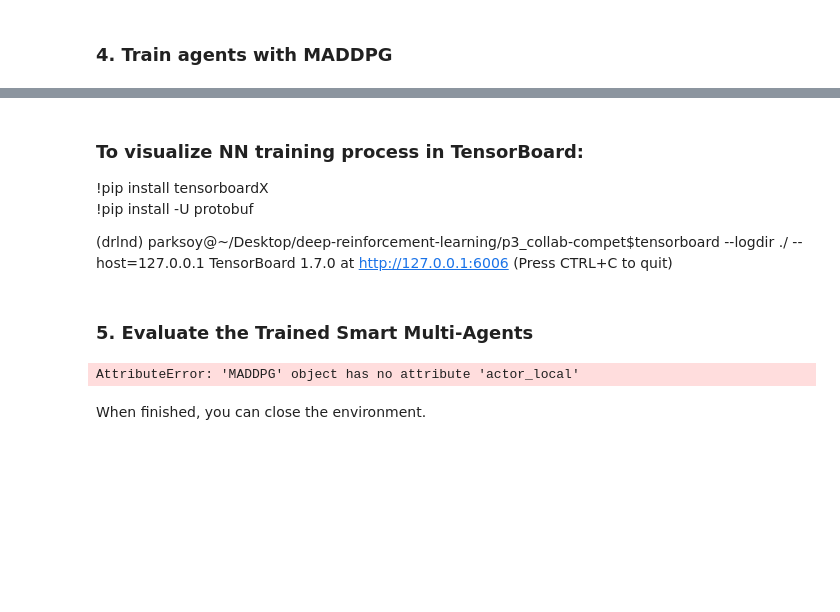
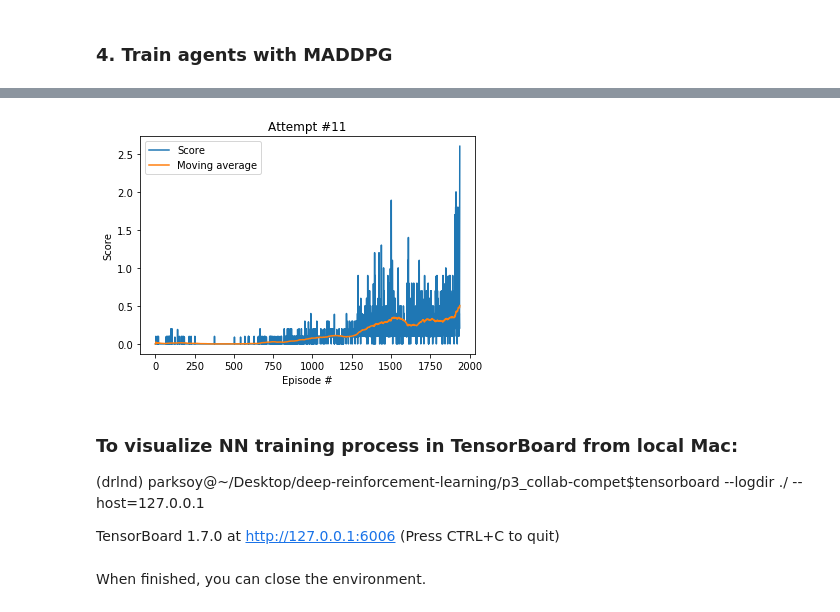
Before and after one commit to parksoy/Soyoung_Udacity_ND_DeepReinforcementLearning, a Jupyter notebook: p3_collab-compet/Tennis.ipynb, the cells around one changed output, grey strips where cells are left out. Saved outputs shown, nothing was run; the diff lists cells and outputs as text; code cells hidden in the pictures; blank space fills up the shorter version.

```diff
--- a/p3_collab-compet/Tennis.ipynb
+++ b/p3_collab-compet/Tennis.ipynb
@@ -129,22 +129,22 @@ Once this cell is executed, you will watch the agents' performance, if they sele
 
 Of course, as part of the project, you'll have to change the code so that the agents are able to use their experiences to gradually choose better actions when interacting with the environment!
 # %%
-# for i in range(1, 6):                                      # play game for 5 episodes
-#     env_info = env.reset(train_mode=False)[brain_name]     # reset the environment
-#     states = env_info.vector_observations                  # get the current state (for each agent)
-#     scores = np.zeros(num_agents)                          # initialize the score (for each agent)
-#     while True:
-#         actions = np.random.randn(num_agents, action_size) # select an action (for each agent)
-#         actions = np.clip(actions, -1, 1)                  # all actions between -1 and 1
-#         env_info = env.step(actions)[brain_name]           # send all actions to tne environment
-#         next_states = env_info.vector_observations         # get next state (for each agent)
-#         rewards = env_info.rewards                         # get reward (for each agent)
-#         dones = env_info.local_done                        # see if episode finished
-#         scores += env_info.rewards                         # update the score (for each agent)
-#         states = next_states                               # roll over states to next time step
-#         if np.any(dones):                                  # exit loop if episode finished
-#             break
-#     print('Score (max over agents) from episode {}: {}'.format(i, np.max(scores)))
+for i in range(1, 6):                                      # play game for 5 episodes
+    env_info = env.reset(train_mode=False)[brain_name]     # reset the environment
+    states = env_info.vector_observations                  # get the current state (for each agent)
+    scores = np.zeros(num_agents)                          # initialize the score (for each agent)
+    while True:
+        actions = np.random.randn(num_agents, action_size) # select an action (for each agent)
+        actions = np.clip(actions, -1, 1)                  # all actions between -1 and 1
+        env_info = env.step(actions)[brain_name]           # send all actions to tne environment
+        next_states = env_info.vector_observations         # get next state (for each agent)
+        rewards = env_info.rewards                         # get reward (for each agent)
+        dones = env_info.local_done                        # see if episode finished
+        scores += env_info.rewards                         # update the score (for each agent)
+        states = next_states                               # roll over states to next time step
+        if np.any(dones):                                  # exit loop if episode finished
+            break
+    print('Score (max over agents) from episode {}: {}'.format(i, np.max(scores)))
 # %% [output]
 Score (max over agents) from episode 1: 0.0
 Score (max over agents) from episode 2: 0.0
@@ -325,40 +321,23 @@ KeyboardInterrupt:
+# %%
+#Plot Score
+fig = plt.figure()
+ax = fig.add_subplot(111)
+plt.plot(np.arange(1, len(scoreTracker.scores)+1), scoreTracker.scores )
+plt.plot(np.arange(1, len(scoreTracker.avg_scores)+1), scoreTracker.avg_scores)
+plt.ylabel('Score')
+plt.xlabel('Episode #')
+ax.set_title('Attempt #11')
+ax.legend(['Score','Moving average'])
+plt.show()
+# %% [output]
+[figure, added]
 # %% [markdown]
-### To visualize NN training process in TensorBoard:
+### To visualize NN training process in TensorBoard from local Mac:
 
-!pip install tensorboardX
-!pip install -U protobuf
 
 (drlnd) parksoy@~/Desktop/deep-reinforcement-learning/p3_collab-compet$tensorboard --logdir ./ --host=127.0.0.1
+
 TensorBoard 1.7.0 at http://127.0.0.1:6006 (Press CTRL+C to quit)
-# %% [markdown]
-### 5. Evaluate the Trained Smart Multi-Agents
-# %%
-agent = MADDPG(state_size, action_size, num_agents, 42) # state_size, action_size, n_agnets, random_seed
-args=Args()
-
-# load the weights from file
-agent.actor_local.load_state_dict(torch.load('p3_3nnlayers_best_checkpoint_actor.pth'))
-agent.critic_local.load_state_dict(torch.load('p3_3nnlayers_best_checkpoint_critic.pth'))
-
-
-env_info = env.reset(train_mode=False)[brain_name]     # reset the environment
-states = env_info.vector_observations                  # get the current state (for each agent)
-scores = np.zeros(num_agents)                          # initialize the score (for each agent)
-while True:
-    actions = agent.act(states)                        # select an action (for each agent)
-    env_info = env.step(actions)[brain_name]           # send all actions to tne environment
-    next_states = env_info.vector_observations         # get next state (for each agent)
-    rewards = env_info.rewards                         # get reward (for each agent)
-    dones = env_info.local_done                        # see if episode finished
-    scores += env_info.rewards                         # update the score (for each agent)
-    states = next_states                               # roll over states to next time step
-    if np.any(dones):                                  # exit loop if episode finished
-        break
-
-print("Score of trained agent playing a new game : {}".format(scores))
-print("Mean {}".format(np.mean(scores)))
-# %% [output]
-AttributeError: 'MADDPG' object has no attribute 'actor_local'
 # %% [markdown]
 When finished, you can close the environment.
 # %%
```
Also changed, not shown: parts of 7 cells of this notebook, 14 other files.
